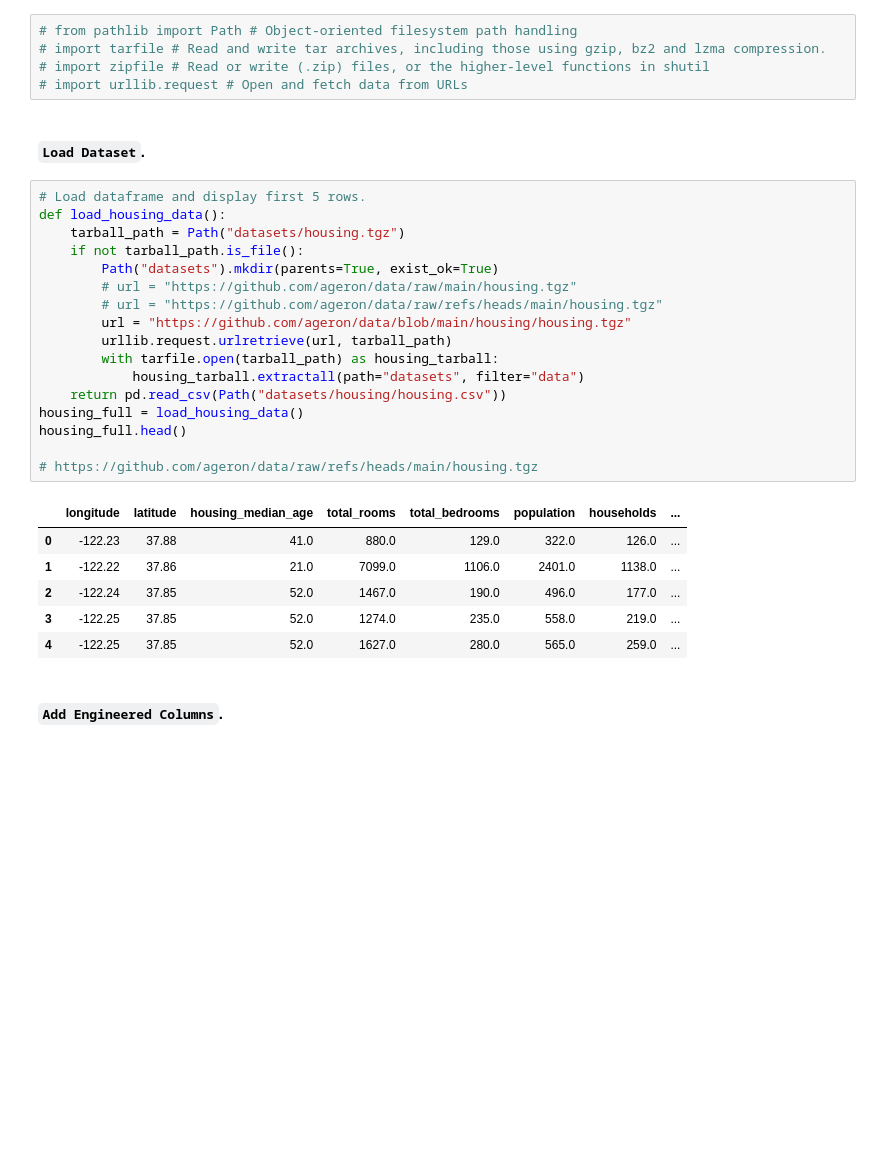
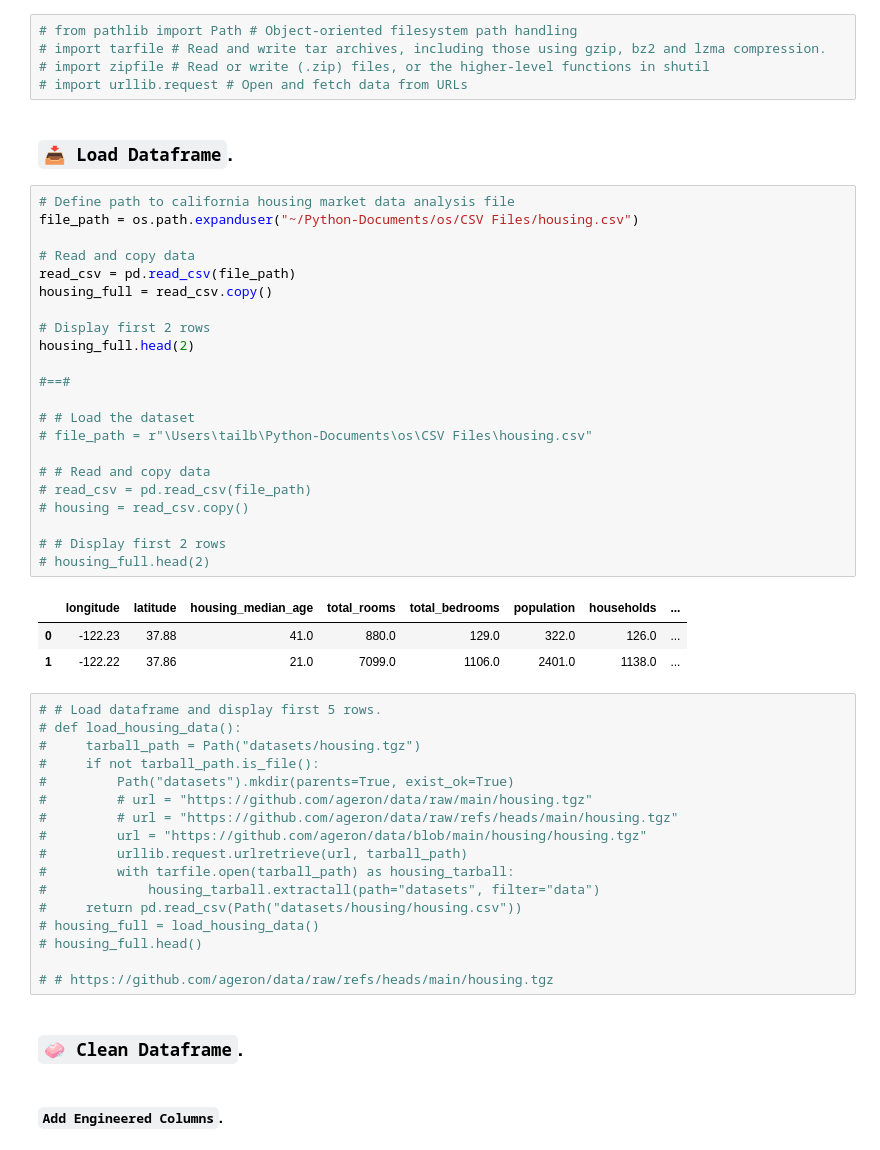
Before and after one commit to ArkylTrulock/Analytics_VA, a Jupyter notebook: Python_Projects/California_Housing_Market_Data_Analysis/1_Data_ETL_Prep/Data_ETL_Prep.ipynb, the cells around one changed output. Cells and saved outputs as stored; diff of their text form; blank space fills up the shorter version.

```diff
--- a/Python_Projects/California_Housing_Market_Data_Analysis/1_Data_ETL_Prep/Data_ETL_Prep.ipynb
+++ b/Python_Projects/California_Housing_Market_Data_Analysis/1_Data_ETL_Prep/Data_ETL_Prep.ipynb
@@ -120,31 +120,52 @@ pd.set_option('display.max_colwidth', None)
 # import zipfile # Read or write (.zip) files, or the higher-level functions in shutil
 # import urllib.request # Open and fetch data from URLs
 # %% [markdown]
-#### `Load Dataset`.
+### `📥 Load Dataframe`.
+# %%
+# Define path to california housing market data analysis file
+file_path = os.path.expanduser("~/Python-Documents/os/CSV Files/housing.csv")
+
+# Read and copy data
+read_csv = pd.read_csv(file_path)
+housing_full = read_csv.copy()
+
+# Display first 2 rows
+housing_full.head(2)
+
+#==#
+
+# # Load the dataset
+# file_path = r"\Users\tailb\Python-Documents\os\CSV Files\housing.csv"
+
+# # Read and copy data
+# read_csv = pd.read_csv(file_path)
+# housing = read_csv.copy()
+
+# # Display first 2 rows
+# housing_full.head(2)
+# %% [output]
+|  | longitude | latitude | housing_median_age | total_rooms | total_bedrooms | population | households | ... |
+| 0 | -122.23 | 37.88 | 41.0 | 880.0 | 129.0 | 322.0 | 126.0 | ... |
+| 1 | -122.22 | 37.86 | 21.0 | 7099.0 | 1106.0 | 2401.0 | 1138.0 | ... |
 # %%
-# Load dataframe and display first 5 rows.
-def load_housing_data():
-    tarball_path = Path("datasets/housing.tgz")
-    if not tarball_path.is_file():
-        Path("datasets").mkdir(parents=True, exist_ok=True)
-        # url = "https://github.com/ageron/data/raw/main/housing.tgz"
-        # url = "https://github.com/ageron/data/raw/refs/heads/main/housing.tgz"
-        url = "https://github.com/ageron/data/blob/main/housing/housing.tgz"
-        urllib.request.urlretrieve(url, tarball_path)
-        with tarfile.open(tarball_path) as housing_tarball:
-            housing_tarball.extractall(path="datasets", filter="data")
-    return pd.read_csv(Path("datasets/housing/housing.csv"))
-housing_full = load_housing_data()
-housing_full.head()
+# # Load dataframe and display first 5 rows.
+# def load_housing_data():
+#     tarball_path = Path("datasets/housing.tgz")
+#     if not tarball_path.is_file():
+#         Path("datasets").mkdir(parents=True, exist_ok=True)
+#         # url = "https://github.com/ageron/data/raw/main/housing.tgz"
+#         # url = "https://github.com/ageron/data/raw/refs/heads/main/housing.tgz"
+#         url = "https://github.com/ageron/data/blob/main/housing/housing.tgz"
+#         urllib.request.urlretrieve(url, tarball_path)
+#         with tarfile.open(tarball_path) as housing_tarball:
+#             housing_tarball.extractall(path="datasets", filter="data")
+#     return pd.read_csv(Path("datasets/housing/housing.csv"))
+# housing_full = load_housing_data()
+# housing_full.head()
 
-# https://github.com/ageron/data/raw/refs/heads/main/housing.tgz
+# # https://github.com/ageron/data/raw/refs/heads/main/housing.tgz
-# %% [output]
-|  | longitude | latitude | housing_median_age | total_rooms | total_bedrooms | population | households | ... |
-| 0 | -122.23 | 37.88 | 41.0 | 880.0 | 129.0 | 322.0 | 126.0 | ... |
-| 1 | -122.22 | 37.86 | 21.0 | 7099.0 | 1106.0 | 2401.0 | 1138.0 | ... |
-| 2 | -122.24 | 37.85 | 52.0 | 1467.0 | 190.0 | 496.0 | 177.0 | ... |
-| 3 | -122.25 | 37.85 | 52.0 | 1274.0 | 235.0 | 558.0 | 219.0 | ... |
-| 4 | -122.25 | 37.85 | 52.0 | 1627.0 | 280.0 | 565.0 | 259.0 | ... |
+# %% [markdown]
+### `🧼 Clean Dataframe`.
 # %% [markdown]
 #### `Add Engineered Columns`.
 # %%
```
Also changed, not shown: parts of 11 cells of this notebook.
